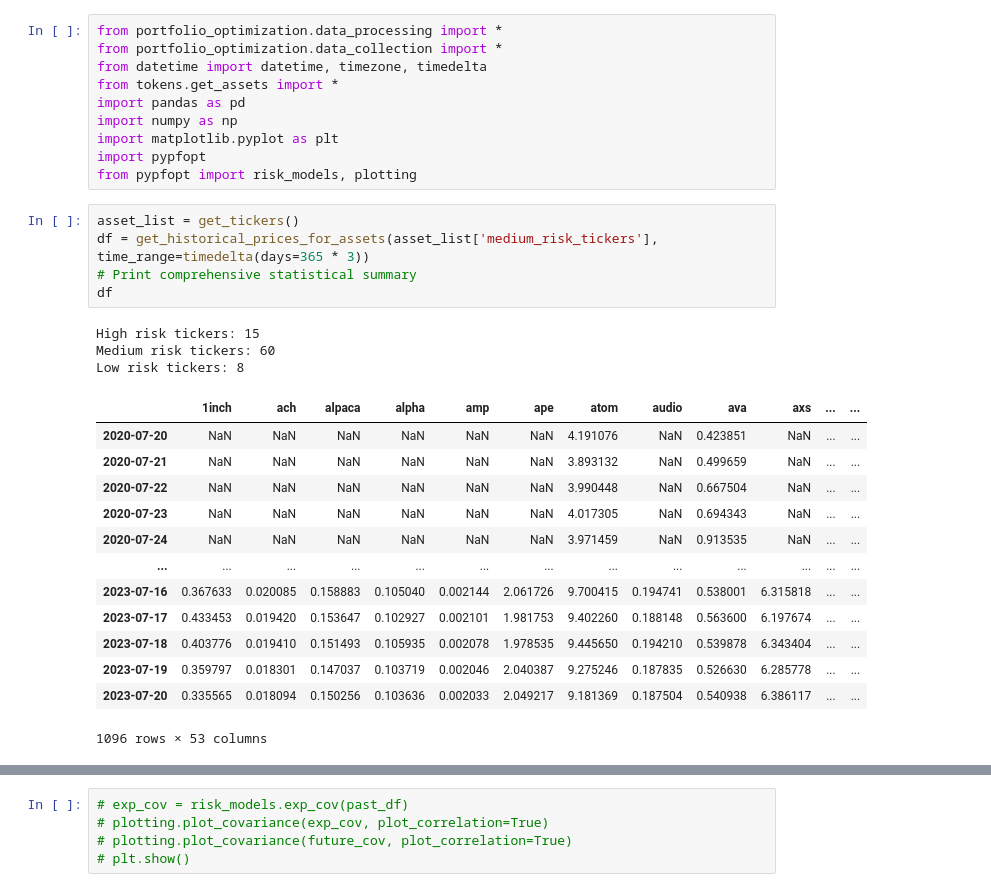
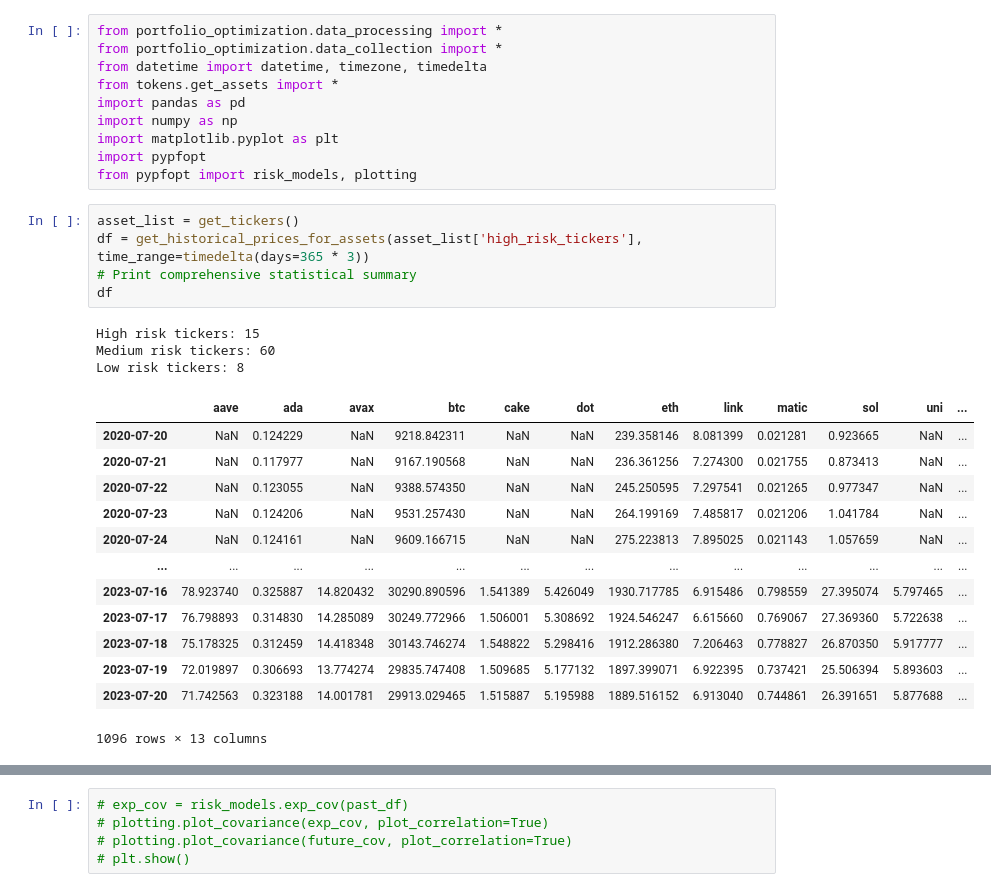
Before and after one commit to arguiot/portfolio, a Jupyter notebook: portfolio.ipynb, the cells around one changed output, grey strips where cells are left out. Saved outputs shown, nothing was run; the diff lists cells and outputs as text.

```diff
--- a/portfolio.ipynb
+++ b/portfolio.ipynb
@@ -10,26 +10,26 @@ import pypfopt
 from pypfopt import risk_models, plotting
 # %%
 asset_list = get_tickers()
-df = get_historical_prices_for_assets(asset_list['medium_risk_tickers'], time_range=timedelta(days=365 * 3))
+df = get_historical_prices_for_assets(asset_list['high_risk_tickers'], time_range=timedelta(days=365 * 3))
 # Print comprehensive statistical summary
 df
 # %% [output]
 High risk tickers: 15
 Medium risk tickers: 60
 Low risk tickers: 8
-|  | 1inch | ach | alpaca | alpha | amp | ape | atom | audio | ava | axs | ... | ... |
-| 2020-07-20 | NaN | NaN | NaN | NaN | NaN | NaN | 4.191076 | NaN | 0.423851 | NaN | ... | ... |
-| 2020-07-21 | NaN | NaN | NaN | NaN | NaN | NaN | 3.893132 | NaN | 0.499659 | NaN | ... | ... |
-| 2020-07-22 | NaN | NaN | NaN | NaN | NaN | NaN | 3.990448 | NaN | 0.667504 | NaN | ... | ... |
-| 2020-07-23 | NaN | NaN | NaN | NaN | NaN | NaN | 4.017305 | NaN | 0.694343 | NaN | ... | ... |
-| 2020-07-24 | NaN | NaN | NaN | NaN | NaN | NaN | 3.971459 | NaN | 0.913535 | NaN | ... | ... |
+|  | aave | ada | avax | btc | cake | dot | eth | link | matic | sol | uni | ... |
+| 2020-07-20 | NaN | 0.124229 | NaN | 9218.842311 | NaN | NaN | 239.358146 | 8.081399 | 0.021281 | 0.923665 | NaN | ... |
+| 2020-07-21 | NaN | 0.117977 | NaN | 9167.190568 | NaN | NaN | 236.361256 | 7.274300 | 0.021755 | 0.873413 | NaN | ... |
+| 2020-07-22 | NaN | 0.123055 | NaN | 9388.574350 | NaN | NaN | 245.250595 | 7.297541 | 0.021265 | 0.977347 | NaN | ... |
+| 2020-07-23 | NaN | 0.124206 | NaN | 9531.257430 | NaN | NaN | 264.199169 | 7.485817 | 0.021206 | 1.041784 | NaN | ... |
+| 2020-07-24 | NaN | 0.124161 | NaN | 9609.166715 | NaN | NaN | 275.223813 | 7.895025 | 0.021143 | 1.057659 | NaN | ... |
 | ... | ... | ... | ... | ... | ... | ... | ... | ... | ... | ... | ... | ... |
-| 2023-07-16 | 0.367633 | 0.020085 | 0.158883 | 0.105040 | 0.002144 | 2.061726 | 9.700415 | 0.194741 | 0.538001 | 6.315818 | ... | ... |
-| 2023-07-17 | 0.433453 | 0.019420 | 0.153647 | 0.102927 | 0.002101 | 1.981753 | 9.402260 | 0.188148 | 0.563600 | 6.197674 | ... | ... |
-| 2023-07-18 | 0.403776 | 0.019410 | 0.151493 | 0.105935 | 0.002078 | 1.978535 | 9.445650 | 0.194210 | 0.539878 | 6.343404 | ... | ... |
-| 2023-07-19 | 0.359797 | 0.018301 | 0.147037 | 0.103719 | 0.002046 | 2.040387 | 9.275246 | 0.187835 | 0.526630 | 6.285778 | ... | ... |
-| 2023-07-20 | 0.335565 | 0.018094 | 0.150256 | 0.103636 | 0.002033 | 2.049217 | 9.181369 | 0.187504 | 0.540938 | 6.386117 | ... | ... |
+| 2023-07-16 | 78.923740 | 0.325887 | 14.820432 | 30290.890596 | 1.541389 | 5.426049 | 1930.717785 | 6.915486 | 0.798559 | 27.395074 | 5.797465 | ... |
+| 2023-07-17 | 76.798893 | 0.314830 | 14.285089 | 30249.772966 | 1.506001 | 5.308692 | 1924.546247 | 6.615660 | 0.769067 | 27.369360 | 5.722638 | ... |
+| 2023-07-18 | 75.178325 | 0.312459 | 14.418348 | 30143.746274 | 1.548822 | 5.298416 | 1912.286380 | 7.206463 | 0.778827 | 26.870350 | 5.917777 | ... |
+| 2023-07-19 | 72.019897 | 0.306693 | 13.774274 | 29835.747408 | 1.509685 | 5.177132 | 1897.399071 | 6.922395 | 0.737421 | 25.506394 | 5.893603 | ... |
+| 2023-07-20 | 71.742563 | 0.323188 | 14.001781 | 29913.029465 | 1.515887 | 5.195988 | 1889.516152 | 6.913040 | 0.744861 | 26.391651 | 5.877688 | ... |
-1096 rows × 53 columns
+1096 rows × 13 columns
 # %%
 # this will give you the percentage change
 df_percentage_variation = df.pct_change()
```
Also changed, not shown: parts of 13 cells of this notebook, 1 other file.
